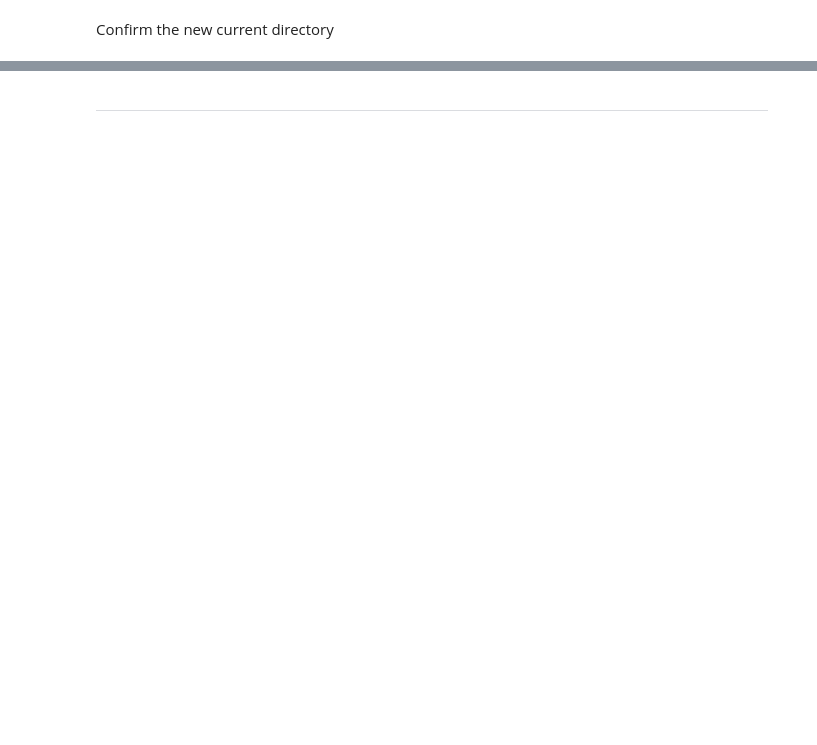
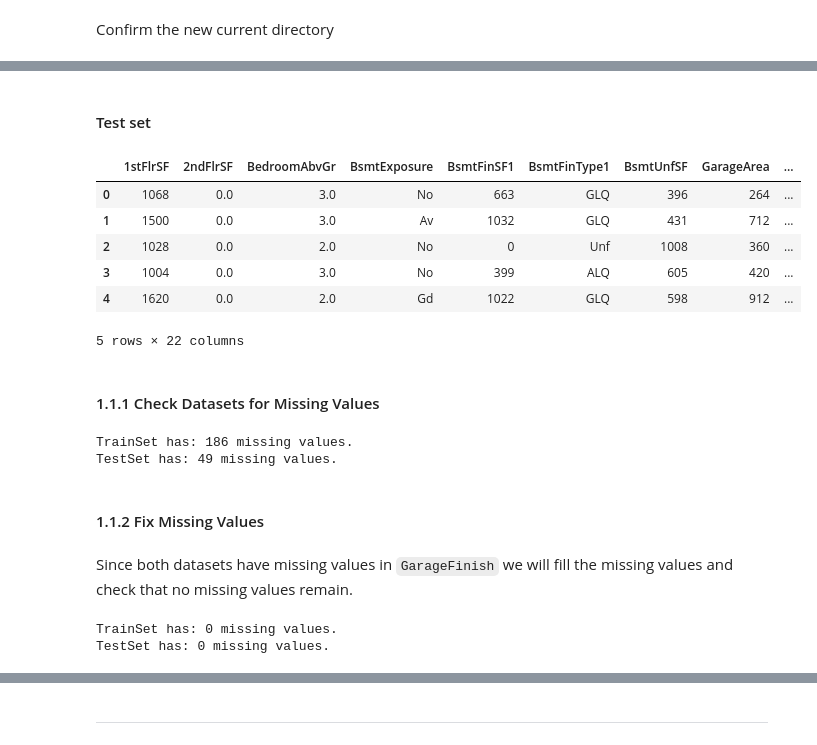
Before and after one commit to NatashaRy/house-price-predictor, a Jupyter notebook: jupyter_notebooks/04-FeatureEngineering.ipynb, the cells around one changed output, grey strips where cells are left out. Drawn from its saved outputs; the diff is of its cells as text; code cells hidden in the pictures; blank space fills up the shorter version.

```diff
--- a/jupyter_notebooks/04-FeatureEngineering.ipynb
+++ b/jupyter_notebooks/04-FeatureEngineering.ipynb
@@ -47,0 +68,38 @@ Section 1 content
+# %% [markdown]
+#### Test set
+# %%
+TestSet = pd.read_csv("outputs/datasets/cleaned/test_set.csv")
+TestSet.head(5)
+# %% [output]
+|  | 1stFlrSF | 2ndFlrSF | BedroomAbvGr | BsmtExposure | BsmtFinSF1 | BsmtFinType1 | BsmtUnfSF | GarageArea | ... |
+| 0 | 1068 | 0.0 | 3.0 | No | 663 | GLQ | 396 | 264 | ... |
+| 1 | 1500 | 0.0 | 3.0 | Av | 1032 | GLQ | 431 | 712 | ... |
+| 2 | 1028 | 0.0 | 2.0 | No | 0 | Unf | 1008 | 360 | ... |
+| 3 | 1004 | 0.0 | 3.0 | No | 399 | ALQ | 605 | 420 | ... |
+| 4 | 1620 | 0.0 | 2.0 | Gd | 1022 | GLQ | 598 | 912 | ... |
+5 rows × 22 columns
+# %% [markdown]
+#### 1.1.1 Check Datasets for Missing Values
+# %%
+# Train set
+print(f"TrainSet has: {TrainSet['GarageFinish'].isnull().sum()} missing values.")
+
+# Test set
+print(f"TestSet has: {TestSet['GarageFinish'].isnull().sum()} missing values.")
+# %% [output]
+TrainSet has: 186 missing values.
+TestSet has: 49 missing values.
+# %% [markdown]
+#### 1.1.2 Fix Missing Values
+# %% [markdown]
+Since both datasets have missing values in `GarageFinish` we will fill the missing values and check that no missing values remain.
+# %%
+TrainSet['GarageFinish'].fillna('None', inplace=True)
+TestSet['GarageFinish'].fillna('None', inplace=True)
+
+
+print(f"TrainSet has: {TrainSet['GarageFinish'].isnull().sum()} missing values.")
+print(f"TestSet has: {TestSet['GarageFinish'].isnull().sum()} missing values.")
+# %% [output]
+TrainSet has: 0 missing values.
+TestSet has: 0 missing values.
```
Also changed, not shown: parts of 69 cells of this notebook, 1 other file.
